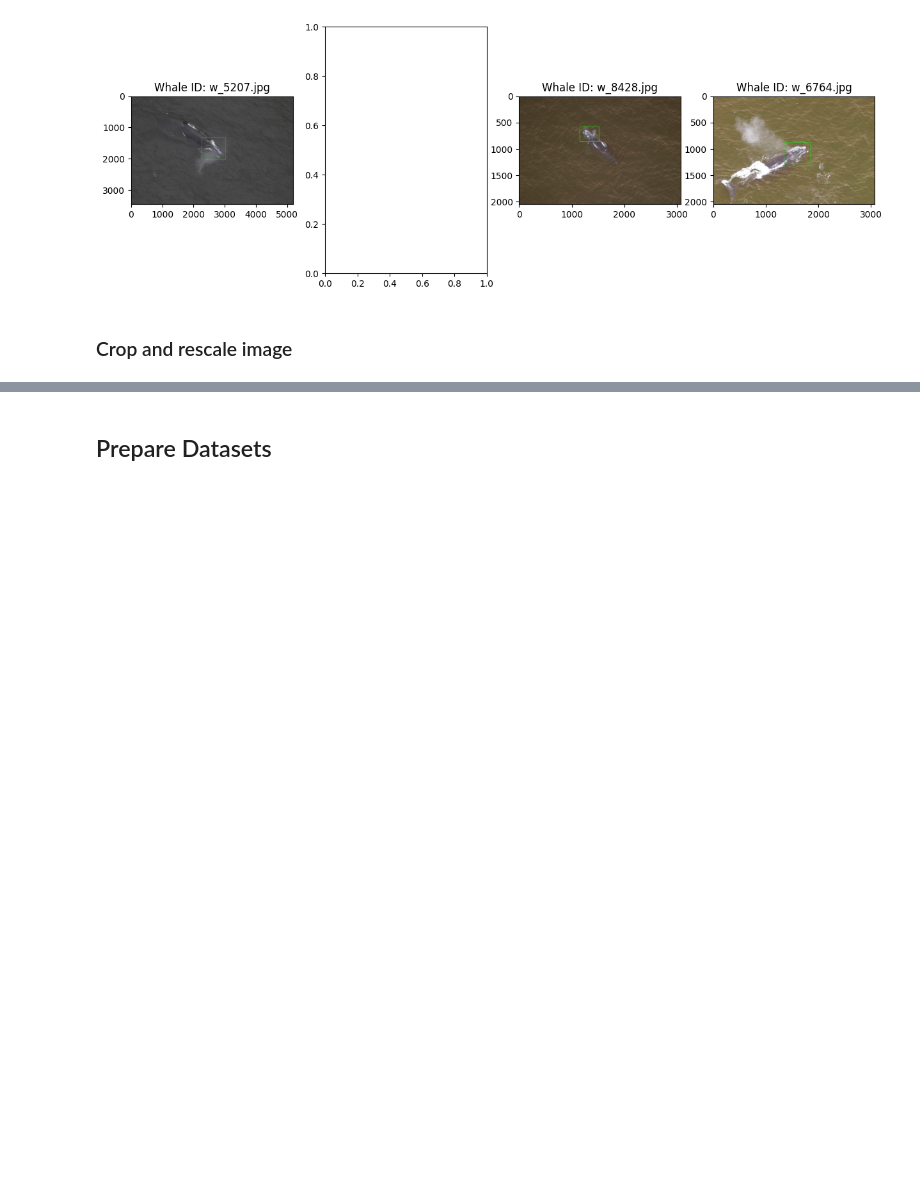
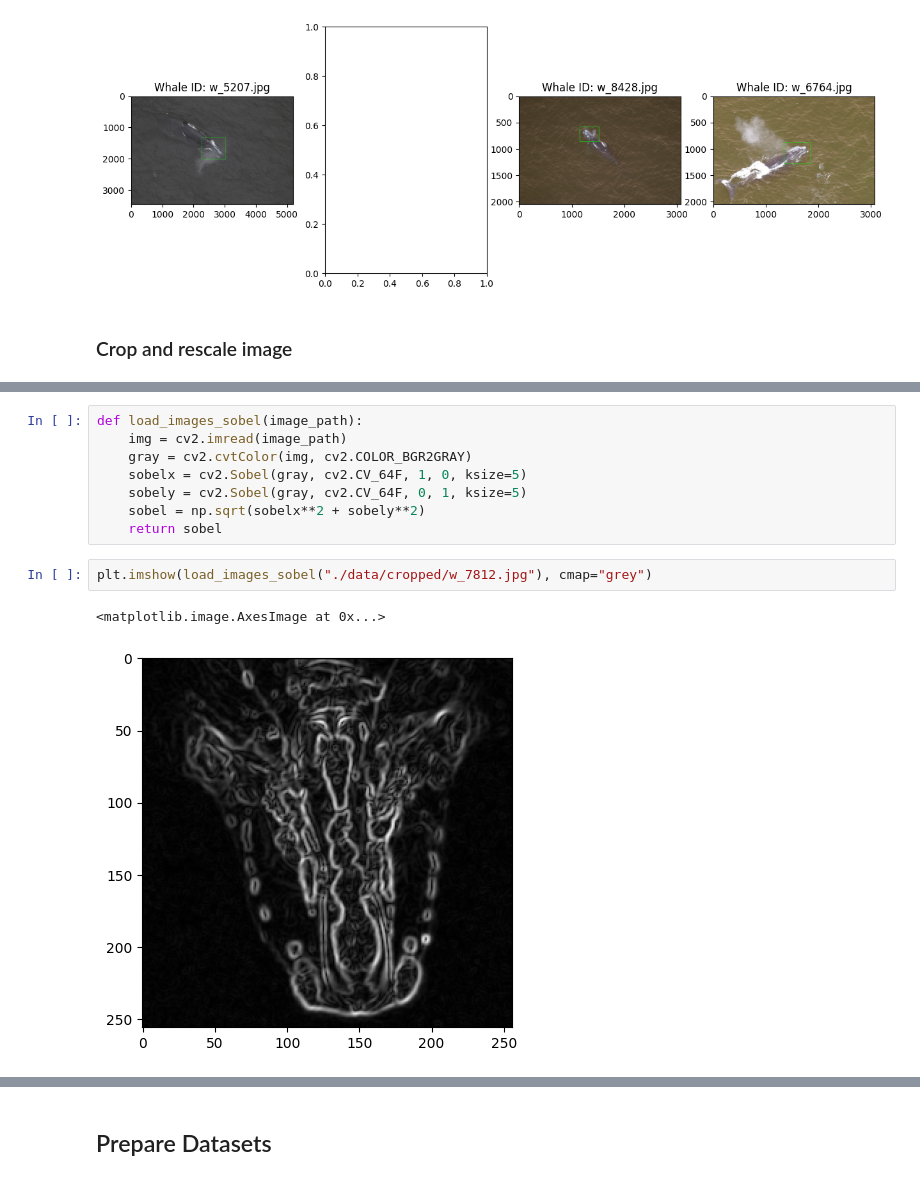
Before and after one commit to HSLU-Projects/ARTIFIN, a Jupyter notebook: WhaleDetection.ipynb, the cells around one changed output, grey strips where cells are left out. Drawn from its saved outputs; the diff is of its cells as text; blank space fills up the shorter version.

```diff
--- a/WhaleDetection.ipynb
+++ b/WhaleDetection.ipynb
@@ -101,0 +123,13 @@ for bounding_box in predictions["predictions"]:
+# %%
+def load_images_sobel(image_path):
+    img = cv2.imread(image_path)
+    gray = cv2.cvtColor(img, cv2.COLOR_BGR2GRAY)
+    sobelx = cv2.Sobel(gray, cv2.CV_64F, 1, 0, ksize=5)
+    sobely = cv2.Sobel(gray, cv2.CV_64F, 0, 1, ksize=5)
+    sobel = np.sqrt(sobelx**2 + sobely**2)
+    return sobel
+# %%
+plt.imshow(load_images_sobel("./data/cropped/w_7812.jpg"), cmap="grey")
+# %% [output]
+<matplotlib.image.AxesImage at 0x...>
+[figure, added]
```
Also changed, not shown: parts of 9 cells of this notebook.
